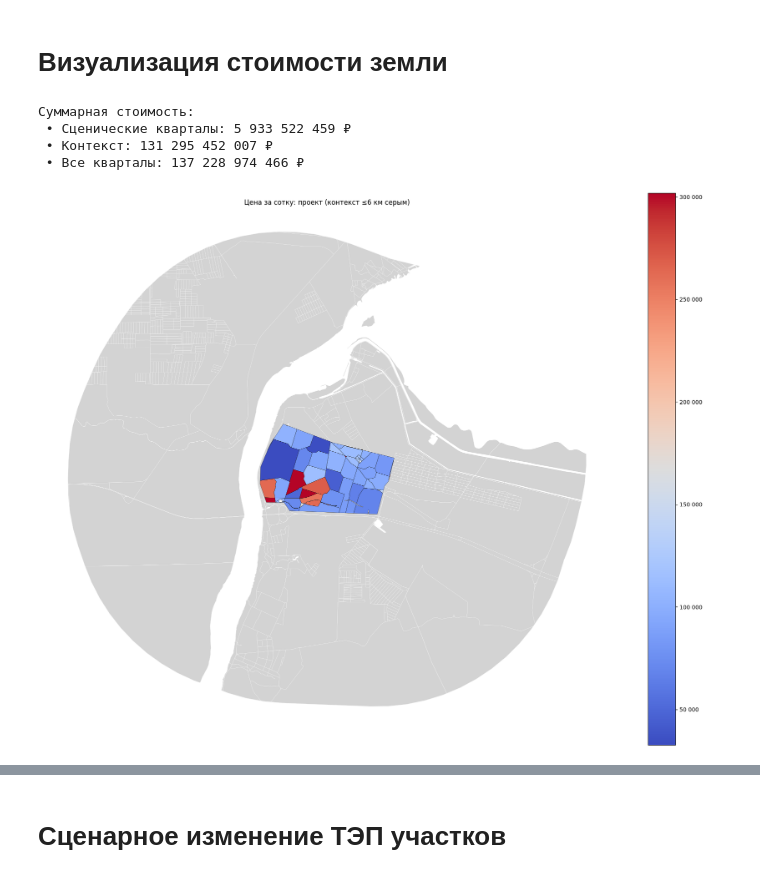
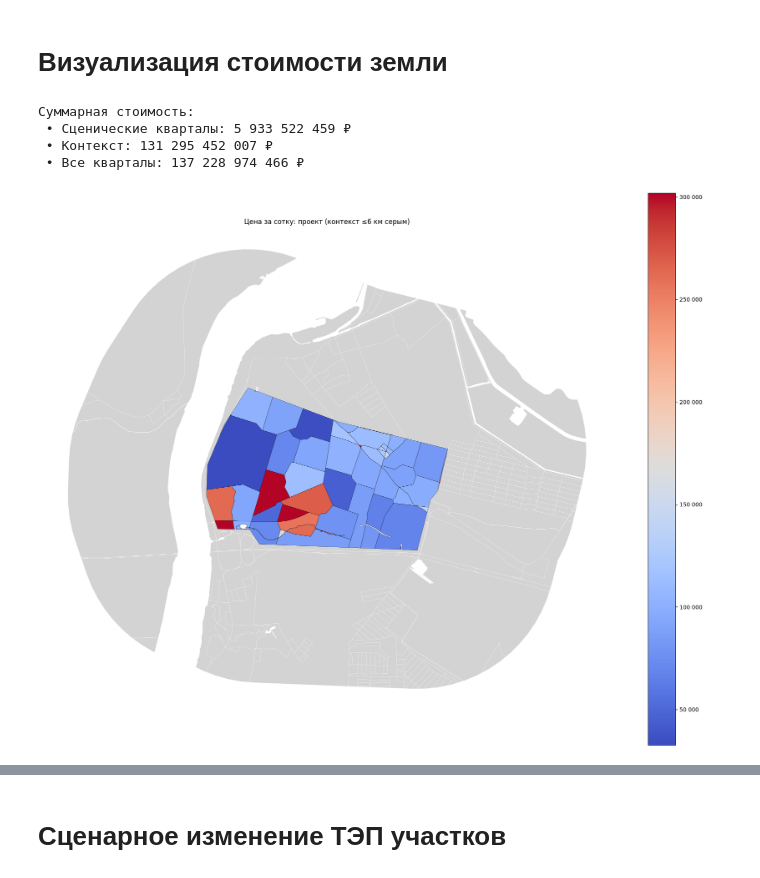
Before and after one commit to Mvin8/Urbanomy, a Jupyter notebook: examples/land_value_modeling/3_land_price_modeling.ipynb, the cells around one changed output, grey strips where cells are left out. Saved outputs shown, nothing was run; the diff lists cells and outputs as text; code cells hidden in the pictures.

```diff
--- a/examples/land_value_modeling/3_land_price_modeling.ipynb
+++ b/examples/land_value_modeling/3_land_price_modeling.ipynb
@@ -145,7 +145,7 @@ def make_buffer_m(gdf, radius_m):
         g['geometry'] = g.buffer(radius_m)
     return g
 
-buf6_gdf = make_buffer_m(scenario, 5000)
+buf6_gdf = make_buffer_m(scenario, 2000)
 context_6km = gpd.clip(ctx, buf6_gdf)               # контекст, обрезанный буфером
 
 # 4) статистика по ВСЕМ
@@ -158,7 +158,7 @@ print(" • Сценические кварталы:", f"{total_scn:,.0f} ₽".r
 print(" • Контекст:",             f"{total_ctx_all:,.0f} ₽".replace(',', ' '))
 print(" • Все кварталы:",         f"{total_all:,.0f} ₽".replace(',', ' '))
 
-
+# 5) карта: проект (контекст ≤6 км серым)
 vmin1 = blocks_pred['price_per_sotka'].quantile(0.02) if len(blocks_pred) else blocks_pred['price_per_sotka'].min()
 vmax1 = blocks_pred['price_per_sotka'].quantile(0.98) if len(blocks_pred) else blocks_pred['price_per_sotka'].max()
 
@@ -196,34 +196,34 @@ cbar_ax.yaxis.set_major_formatter(mticker.FuncFormatter(lambda x, _: f"{int(x):,
 
 plt.tight_layout(); plt.show()
 
 
 # 7) карта: вся территория (сценические + контекст ≤6 км)
 vmin3 = blocks_pred['price_per_sotka'].quantile(0.02) if len(blocks_pred) else blocks_pred['price_per_sotka'].min()
 vmax3 = blocks_pred['price_per_sotka'].quantile(0.98) if len(blocks_pred) else blocks_pred['price_per_sotka'].max()
 
 fig, ax = plt.subplots(figsize=(18, 14))
 if len(blocks_pred):
     blocks_pred.plot(ax=ax, column='price_per_sotka', cmap='coolwarm',
                      vmin=vmin3, vmax=vmax3, legend=True,
                      edgecolor='black', linewidth=0.3, zorder=1)
 if len(scn):
     scn.plot(ax=ax, column='price_per_sotka', cmap='coolwarm',
              vmin=vmin3, vmax=vmax3,
              edgecolor='black', linewidth=0.5, zorder=2)
 
 ax.set_title('Цена за сотку: вся территория (сценические + контекст ≤6 км)', pad=10)
 ax.axis('off')
 
 cbar_ax = fig.axes[-1]
 cbar_ax.yaxis.set_major_formatter(mticker.FuncFormatter(lambda x, _: f"{int(x):,}".replace(",", " ")))
 
 plt.tight_layout(); plt.show()
 # %% [output]
 Суммарная стоимость:
  • Сценические кварталы: 5 933 522 459 ₽
  • Контекст: 131 295 452 007 ₽
  • Все кварталы: 137 228 974 466 ₽
-[figure, old version]
+[figure, new version]
 [figure]
 [figure]
 # %%
```
Also changed, not shown: 17 other files.
